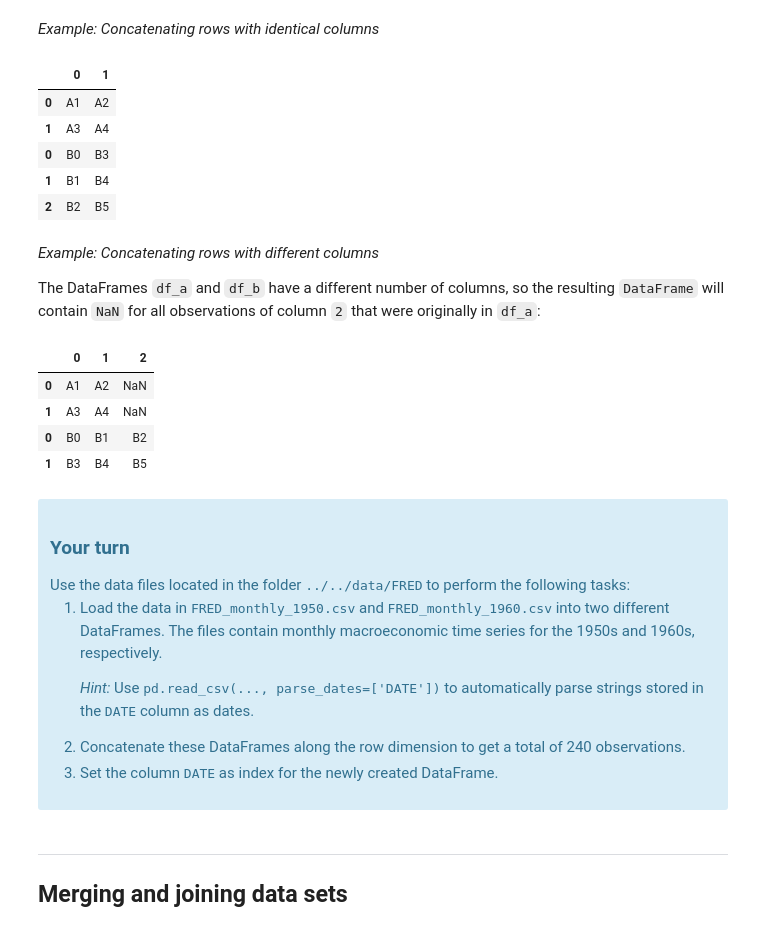
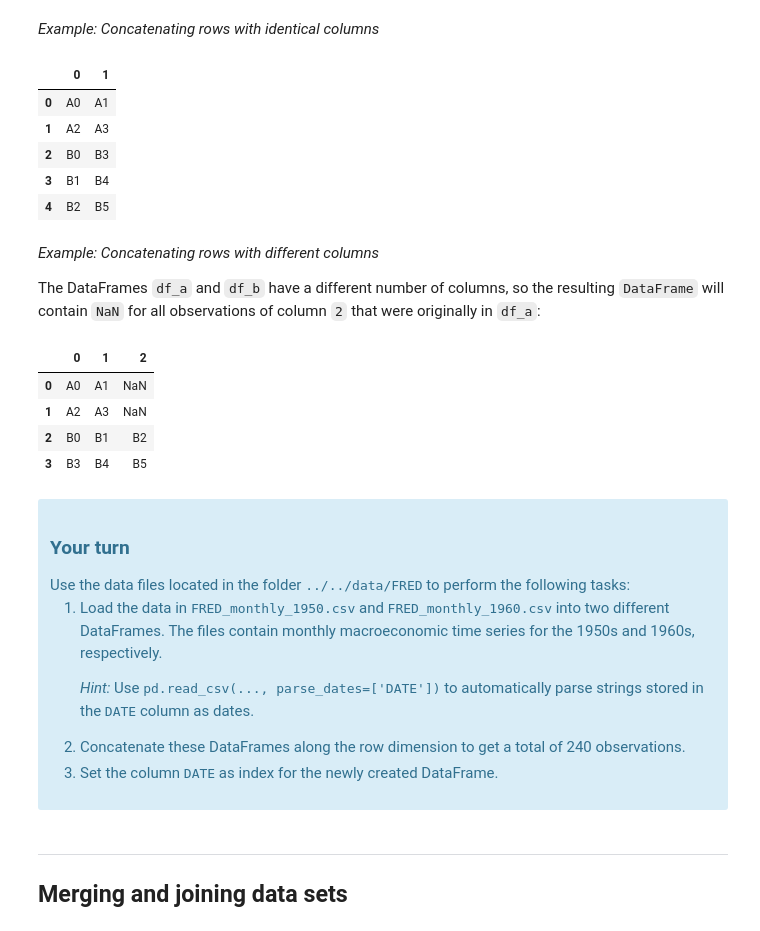
Before and after one commit to vladgalan/TECH2-H25, a Jupyter notebook: lectures/lecture5/lecture5.ipynb, the cells around one changed output. Saved outputs shown, nothing was run; the diff lists cells and outputs as text; code cells hidden in the pictures.

```diff
--- a/lectures/lecture5/lecture5.ipynb
+++ b/lectures/lecture5/lecture5.ipynb
@@ -132,7 +150,7 @@ In this example, we create two DataFrames with two and three columns, respective
 import numpy as np
 
 # Create 2 x 2 array of string data
-data_a = np.array(('A1', 'A2', 'A3', 'A4')).reshape((2, 2))
+data_a = np.array([f'A{i}' for i in range(4)]).reshape((2, 2))
 
 df_a = pd.DataFrame(data_a)
 df_a
@@ -209,32 +236,32 @@ We usually concatenate DataFrames along the row axis if we have observations on
 *Example: Concatenating rows with identical columns*
 # %%
 #  Concatenate 2x2 DataFrame and 3x2 DataFrame (note the transpose!)
-df = pd.concat((df_a, df_b.T), axis=0)
+df = pd.concat((df_a, df_b.T), axis=0, ignore_index=True)
 df
 # %% [output]
 |  | 0 | 1 |
-| 0 | A1 | A2 |
-| 1 | A3 | A4 |
-| 0 | B0 | B3 |
-| 1 | B1 | B4 |
-| 2 | B2 | B5 |
+| 0 | A0 | A1 |
+| 1 | A2 | A3 |
+| 2 | B0 | B3 |
+| 3 | B1 | B4 |
+| 4 | B2 | B5 |
 # %% [markdown]
 *Example: Concatenating rows with different columns*
 
 The DataFrames `df_a` and `df_b` have a different number of columns, so the resulting `DataFrame` will contain `NaN` for all observations of column `2` that were originally in `df_a`:
 # %%
 # Concatenate DataFrame rows with different numbers of columns
-df = pd.concat((df_a, df_b), axis=0)
+df = pd.concat((df_a, df_b), axis=0, ignore_index=True)
 df
 # %% [output]
 |  | 0 | 1 | 2 |
-| 0 | A1 | A2 | NaN |
-| 1 | A3 | A4 | NaN |
-| 0 | B0 | B1 | B2 |
-| 1 | B3 | B4 | B5 |
+| 0 | A0 | A1 | NaN |
+| 1 | A2 | A3 | NaN |
+| 2 | B0 | B1 | B2 |
+| 3 | B3 | B4 | B5 |
 # %% [markdown]
 <div class="alert alert-info">
-<h3> Your turn</h3>
+<h3>Your turn</h3>
 Use the data files located in the folder <TT>../../data/FRED</TT> to perform the following tasks:
 <ol>
     <li>Load the data in <TT>FRED_monthly_1950.csv</TT> and <TT>FRED_monthly_1960.csv</TT> into two different DataFrames.
@@ -242,7 +269,7 @@ Use the data files located in the folder <TT>../../data/FRED</TT> to perform the
         <p>
         <i>Hint:</i> Use <TT>pd.read_csv(..., parse_dates=['DATE'])</TT> to automatically parse strings stored in the <TT>DATE</TT> column as dates.
         </p>
-        </li>
+    </li>
     <li>Concatenate these DataFrames along the row dimension to get a total of 240 observations.</li>
     <li>Set the column <TT>DATE</TT> as index for the newly created DataFrame.</li>
 </ol>
```
Also changed, not shown: parts of 43 cells of this notebook, 1 other file.
